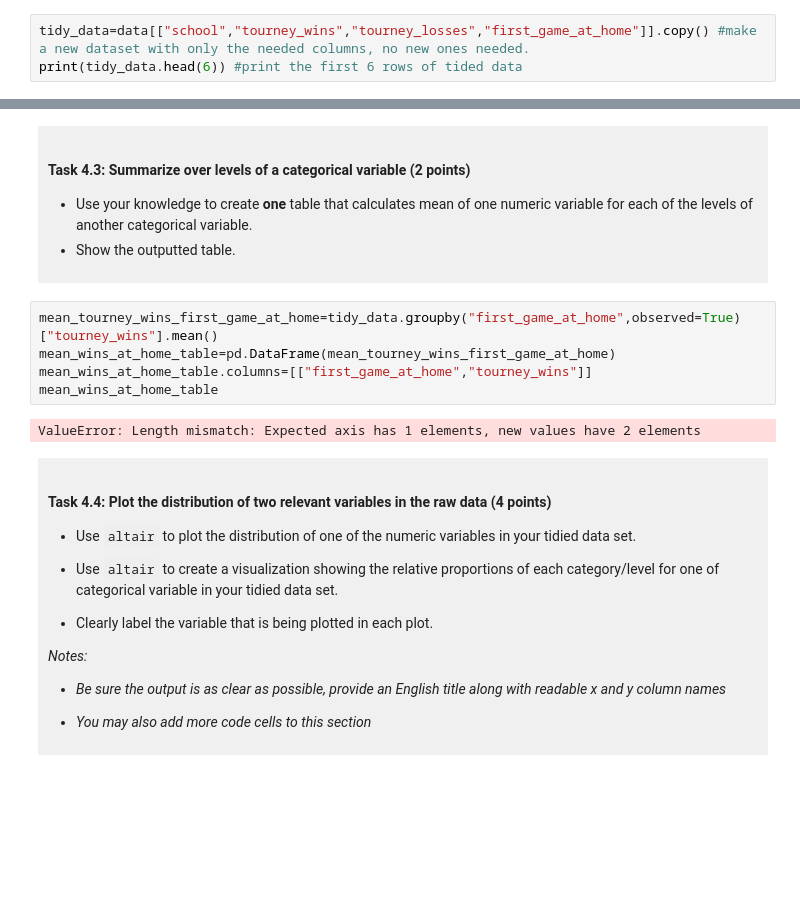
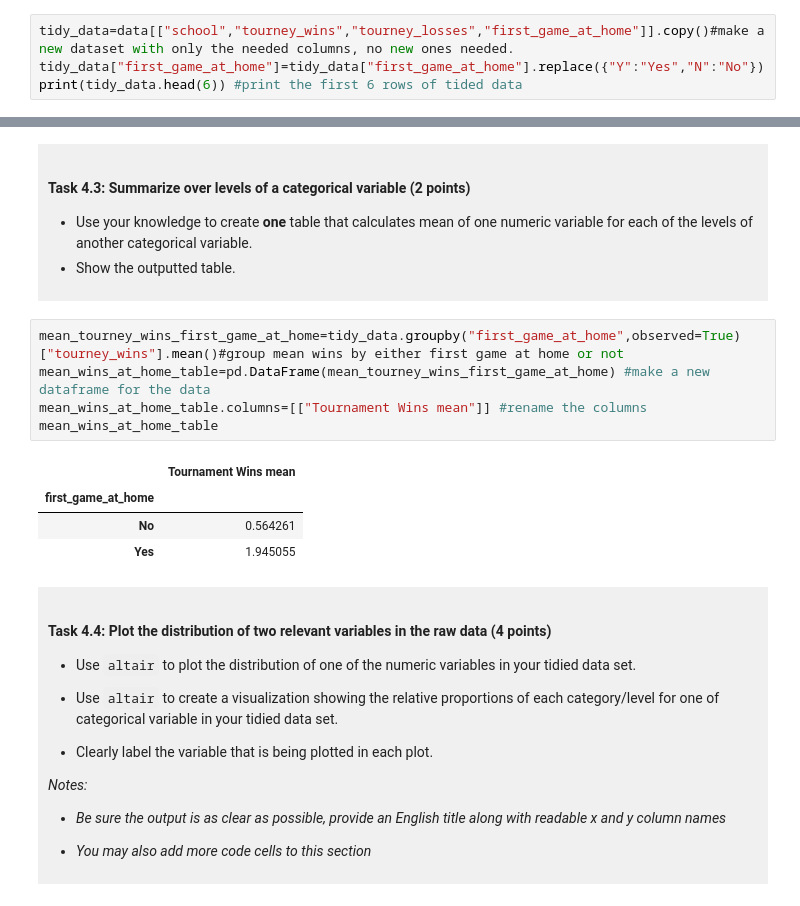
Before and after one commit to maddy991/dsci-100-project-MadelineWojcik, a Jupyter notebook: dsci-100-project-notebook (3).ipynb, the cells around one changed output, grey strips where cells are left out. Cells and saved outputs as stored; diff of their text form; blank space fills up the shorter version.

```diff
--- a/dsci-100-project-notebook (3).ipynb
+++ b/dsci-100-project-notebook (3).ipynb
@@ -207,7 +207,8 @@ Produce a tidy data set that could be used to answer your research question usin
 
 </div>
 # %%
-tidy_data=data[["school","tourney_wins","tourney_losses","first_game_at_home"]].copy() #make a new dataset with only the needed columns, no new ones needed.
+tidy_data=data[["school","tourney_wins","tourney_losses","first_game_at_home"]].copy()#make a new dataset with only the needed columns, no new ones needed.
+tidy_data["first_game_at_home"]=tidy_data["first_game_at_home"].replace({"Y":"Yes","N":"No"})
 print(tidy_data.head(6)) #print the first 6 rows of tided data
 # %% [output]
           school  tourney_wins  tourney_losses first_game_at_home
@@ -281,12 +282,15 @@ missing_data_table
 - Show the outputted table.
 </div>
 # %%
-mean_tourney_wins_first_game_at_home=tidy_data.groupby("first_game_at_home",observed=True)["tourney_wins"].mean()
-mean_wins_at_home_table=pd.DataFrame(mean_tourney_wins_first_game_at_home)
-mean_wins_at_home_table.columns=[["first_game_at_home","tourney_wins"]]
+mean_tourney_wins_first_game_at_home=tidy_data.groupby("first_game_at_home",observed=True)["tourney_wins"].mean()#group mean wins by either first game at home or not
+mean_wins_at_home_table=pd.DataFrame(mean_tourney_wins_first_game_at_home) #make a new dataframe for the data
+mean_wins_at_home_table.columns=[["Tournament Wins mean"]] #rename the columns
 mean_wins_at_home_table
 # %% [output]
-ValueError: Length mismatch: Expected axis has 1 elements, new values have 2 elements
+|  | Tournament Wins mean |
+| first_game_at_home |  |
+| No | 0.564261 |
+| Yes | 1.945055 |
 # %% [markdown]
 <div style="background-color: #f0f0f0; padding: 10px;">
 
```
Also changed, not shown: parts of 6 cells of this notebook.
